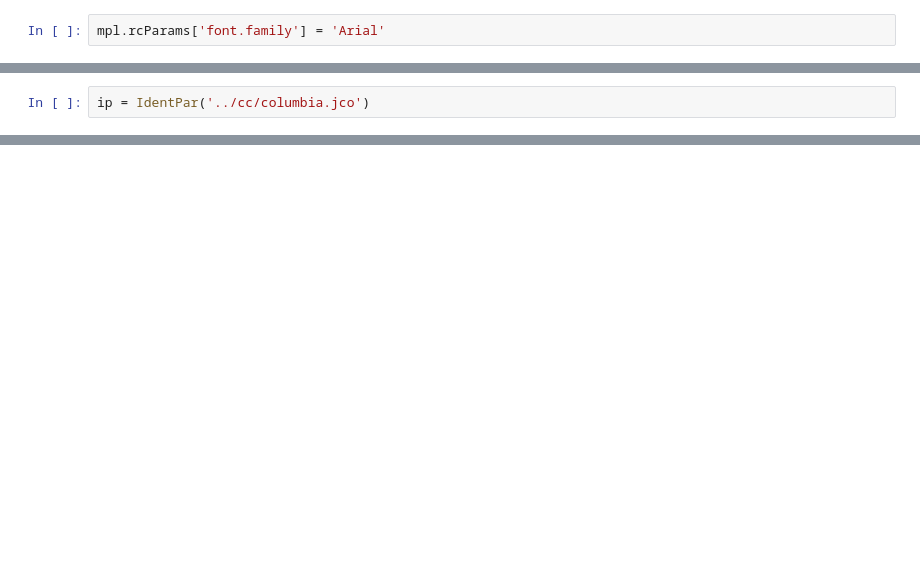
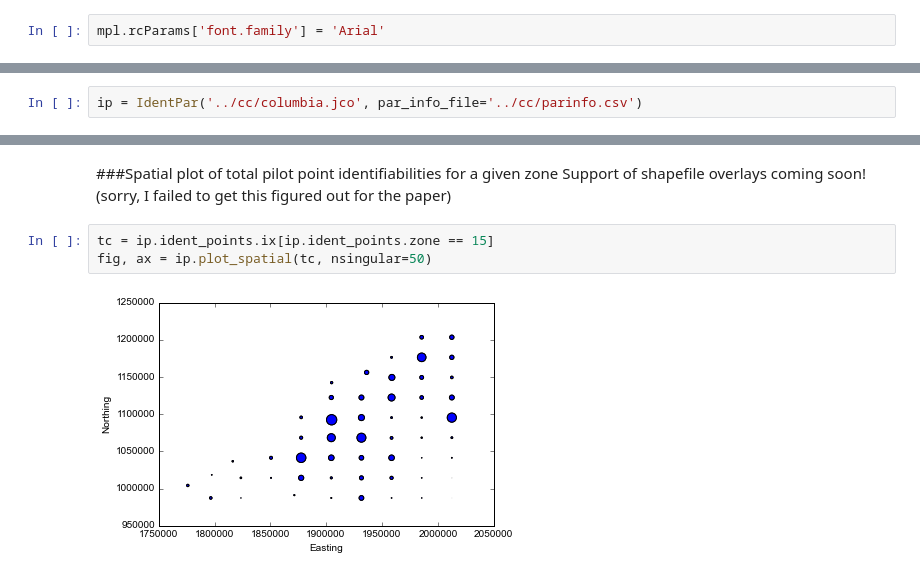
Before and after one commit to PESTools/pestools, a Jupyter notebook: examples/MFpaper_suggestions.ipynb, the cells around one changed output, grey strips where cells are left out. Cells and saved outputs as stored; diff of their text form; blank space fills up the shorter version.

```diff
--- a/examples/MFpaper_suggestions.ipynb
+++ b/examples/MFpaper_suggestions.ipynb
@@ -14,3 +44,3 @@ co using Jeremy's errvar class in pyemu
 # %%
-ip = IdentPar('../cc/columbia.jco')
+ip = IdentPar('../cc/columbia.jco', par_info_file='../cc/parinfo.csv')
 # %% [output]
@@ -30,0 +77,9 @@ ip.plot_bar(nsingular=50)
+# %% [markdown]
+###Spatial plot of total pilot point identifiabilities for a given zone
+Support of shapefile overlays coming soon!
+(sorry, I failed to get this figured out for the paper)
+# %%
+tc = ip.ident_points.ix[ip.ident_points.zone == 15]
+fig, ax = ip.plot_spatial(tc, nsingular=50)
+# %% [output]
+[figure, added]
```
Also changed, not shown: parts of 13 cells of this notebook, 5 other files.
